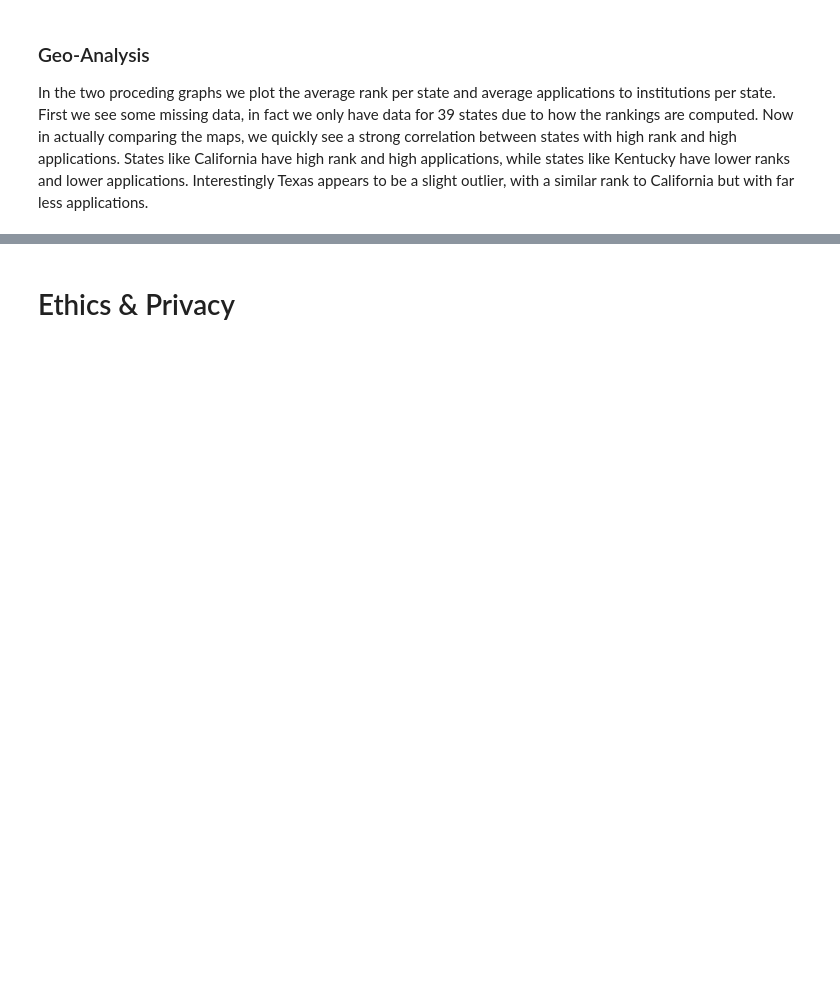
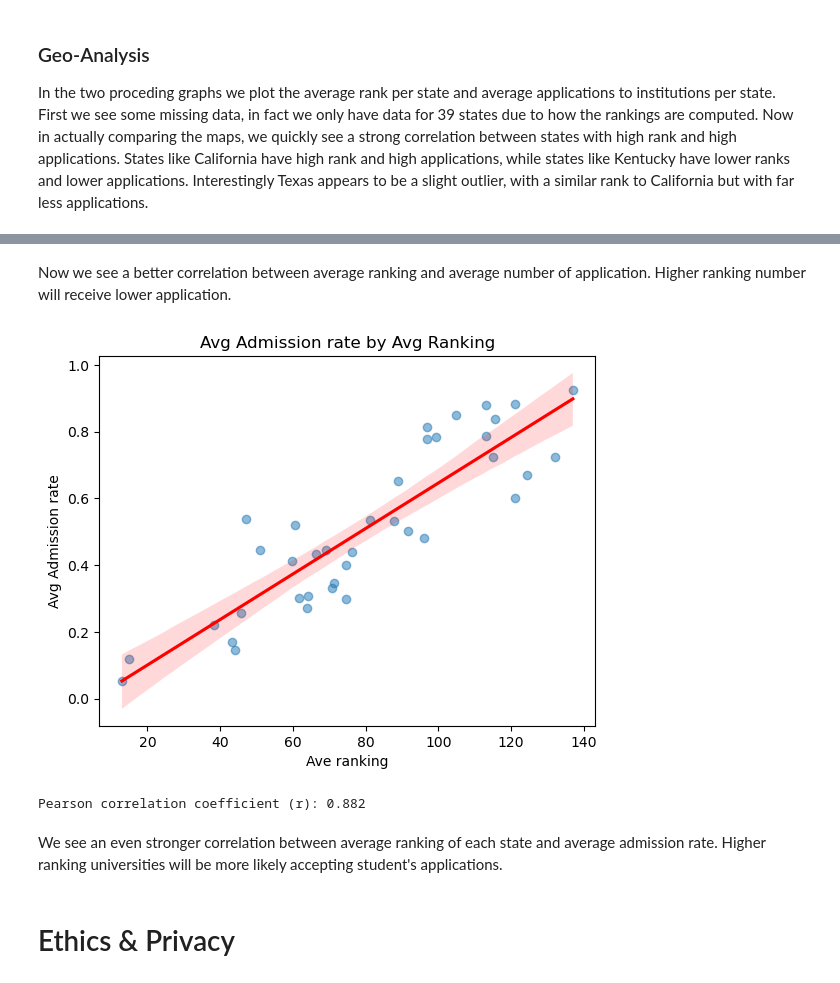
Before and after one commit to hamzahmansuri/university-admissions-analysis, a Jupyter notebook: EDACheckpoint_Group059_SP25.ipynb, the cells around one changed output, grey strips where cells are left out. Saved outputs shown, nothing was run; the diff lists cells and outputs as text; code cells hidden in the pictures; blank space fills up the shorter version.

```diff
--- a/EDACheckpoint_Group059_SP25.ipynb
+++ b/EDACheckpoint_Group059_SP25.ipynb
@@ -299,3 +424,32 @@ Some more words and stuff.  Remember notebooks work best if you interleave the c
+# %% [markdown]
+Now we see a better correlation between average ranking and average number of application. Higher ranking number will receive lower application.
+# %%
+ranks['AdmitRate'] = ranks['Admitted'] / ranks['Application']
+sns.regplot(
+    x='Rank',
+    y='AdmitRate',
+    data=ranks,
+    scatter=True,        # Show the dots
+    line_kws={"color": "red"},  # Color of regression line
+    scatter_kws={"alpha": 0.5}, # Optional: make dots semi-transparent
+)
+# Add a title and axis labels
+plt.title("Avg Admission rate by Avg Ranking")
+plt.xlabel("Ave ranking")
+# Format x-axis tick labels to 2 decimal places
+plt.ylabel("Avg Admission rate")
+
+# Display the plot
+plt.show()
+
+r_value, p_value = pearsonr(ranks['Rank'], ranks['AdmitRate'])
+
+print(f"Pearson correlation coefficient (r): {r_value:.3f}")
+# %% [output]
+[figure, added]
+Pearson correlation coefficient (r): 0.882
+# %% [markdown]
+We see an even stronger correlation between average ranking of each state and average admission rate. Higher ranking universities will be more likely accepting student's applications.
 # %% [markdown]
 # Ethics & Privacy
 # %% [markdown]
```
Also changed, not shown: parts of 23 cells of this notebook.
